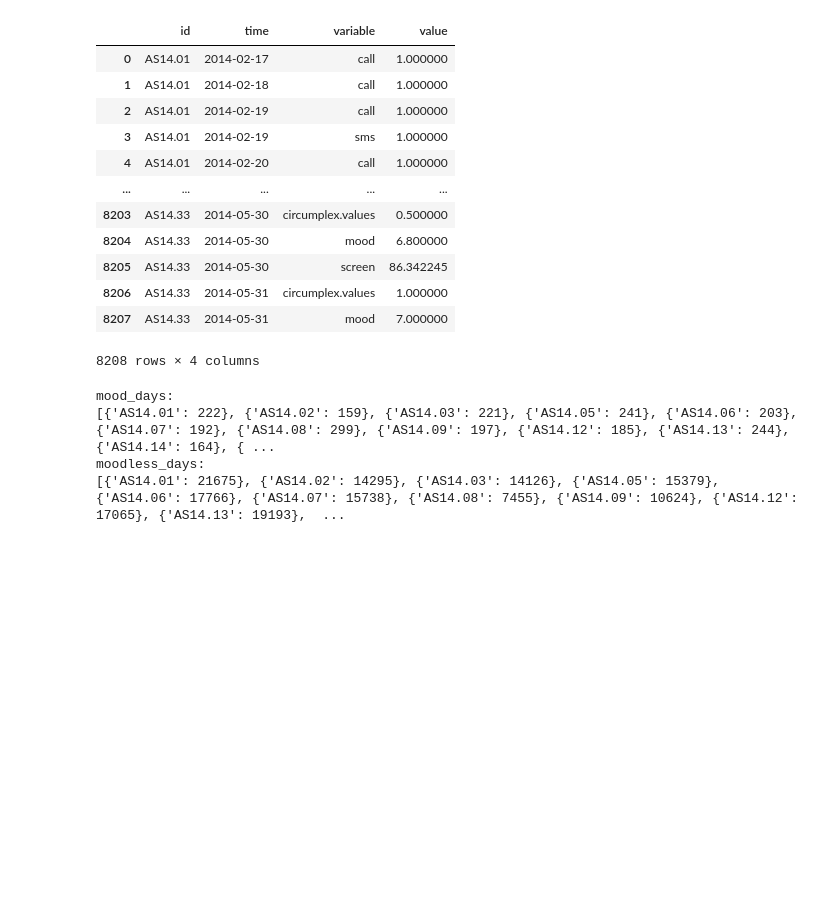
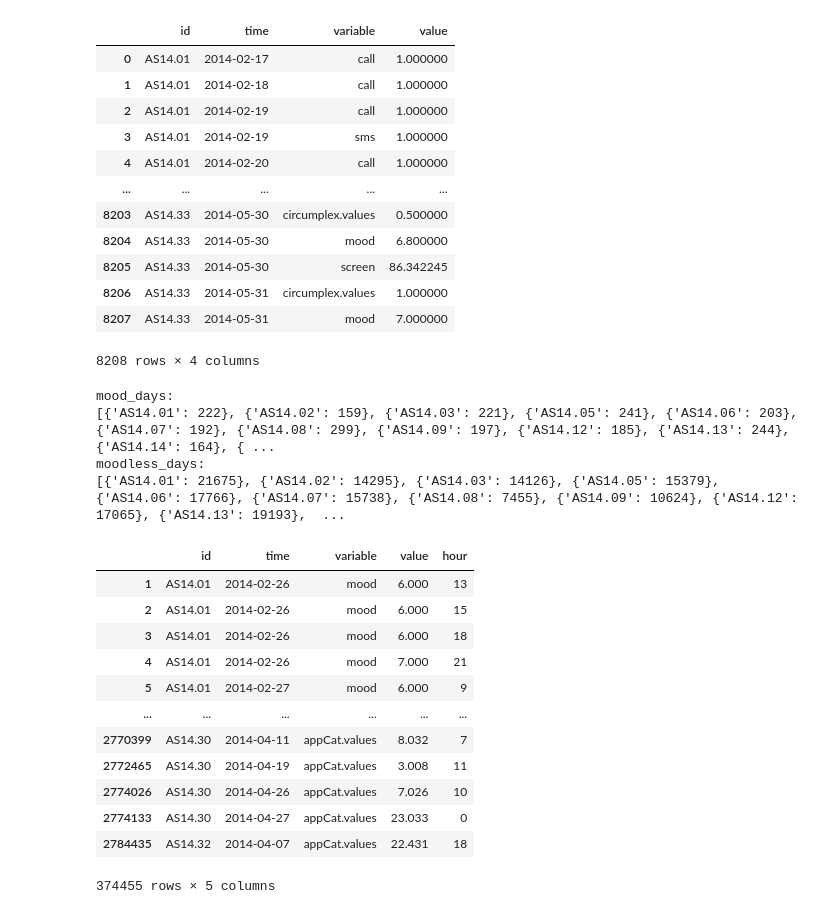
Before and after one commit to 10755373/vu_dmt, a Jupyter notebook: assignment1.ipynb, the cells around one changed output. Saved outputs shown, nothing was run; the diff lists cells and outputs as text; code cells hidden in the pictures; blank space fills up the shorter version.

Commit message:
reshape with pivot table is working

```diff
--- a/assignment1.ipynb
+++ b/assignment1.ipynb
@@ -190,6 +190,22 @@ mood_days:
 [{'AS14.01': 222}, {'AS14.02': 159}, {'AS14.03': 221}, {'AS14.05': 241}, {'AS14.06': 203}, {'AS14.07': 192}, {'AS14.08': 299}, {'AS14.09': 197}, {'AS14.12': 185}, {'AS14.13': 244}, {'AS14.14': 164}, { ...
 moodless_days:
 [{'AS14.01': 21675}, {'AS14.02': 14295}, {'AS14.03': 14126}, {'AS14.05': 15379}, {'AS14.06': 17766}, {'AS14.07': 15738}, {'AS14.08': 7455}, {'AS14.09': 10624}, {'AS14.12': 17065}, {'AS14.13': 19193},  ...
+# %%
+display(sdf)
+# %% [output]
+|  | id | time | variable | value | hour |
+| 1 | AS14.01 | 2014-02-26 | mood | 6.000 | 13 |
+| 2 | AS14.01 | 2014-02-26 | mood | 6.000 | 15 |
+| 3 | AS14.01 | 2014-02-26 | mood | 6.000 | 18 |
+| 4 | AS14.01 | 2014-02-26 | mood | 7.000 | 21 |
+| 5 | AS14.01 | 2014-02-27 | mood | 6.000 | 9 |
+| ... | ... | ... | ... | ... | ... |
+| 2770399 | AS14.30 | 2014-04-11 | appCat.values | 8.032 | 7 |
+| 2772465 | AS14.30 | 2014-04-19 | appCat.values | 3.008 | 11 |
+| 2774026 | AS14.30 | 2014-04-26 | appCat.values | 7.026 | 10 |
+| 2774133 | AS14.30 | 2014-04-27 | appCat.values | 23.033 | 0 |
+| 2784435 | AS14.32 | 2014-04-07 | appCat.values | 22.431 | 18 |
+374455 rows × 5 columns
 # %%
 # make a dict of all variables that are in the csv file
 feat_dict = {
```
Also changed, not shown: parts of 1 cell of this notebook.
